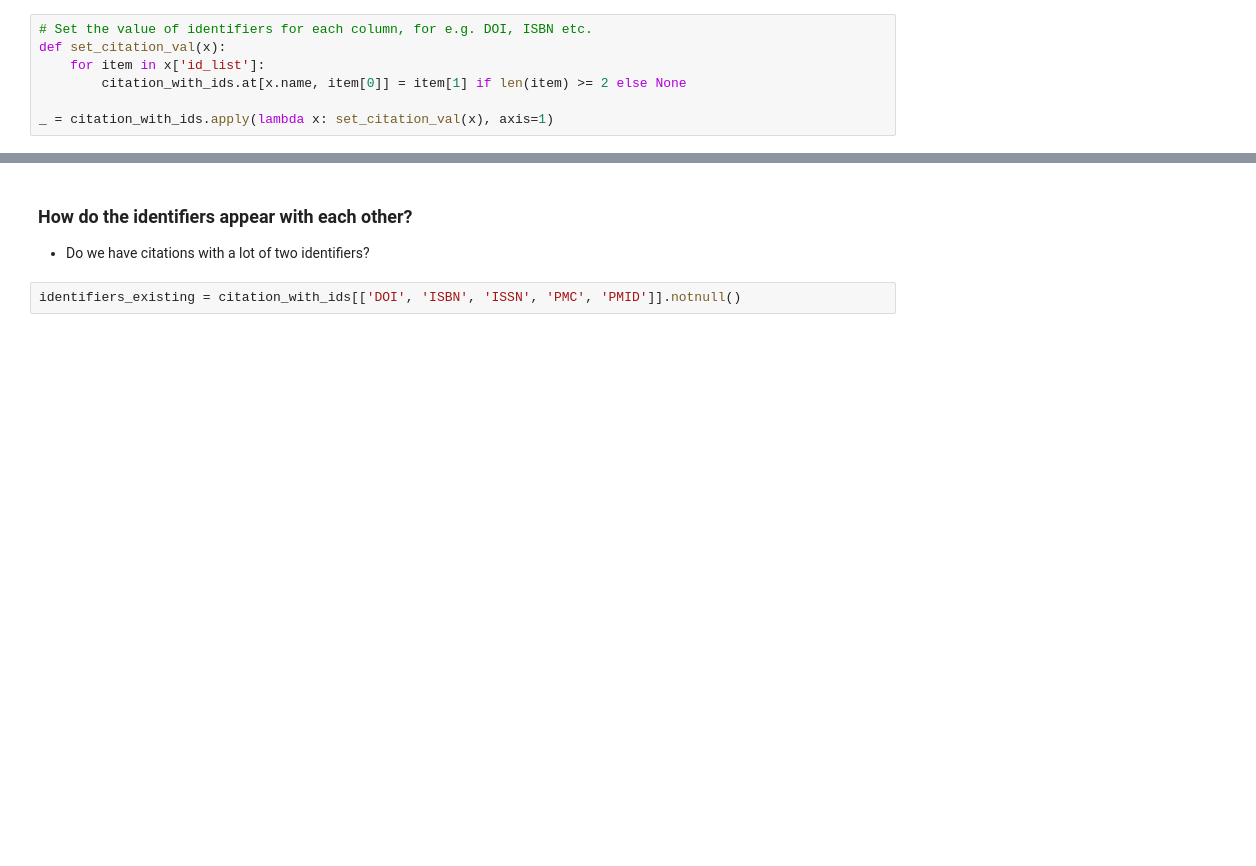
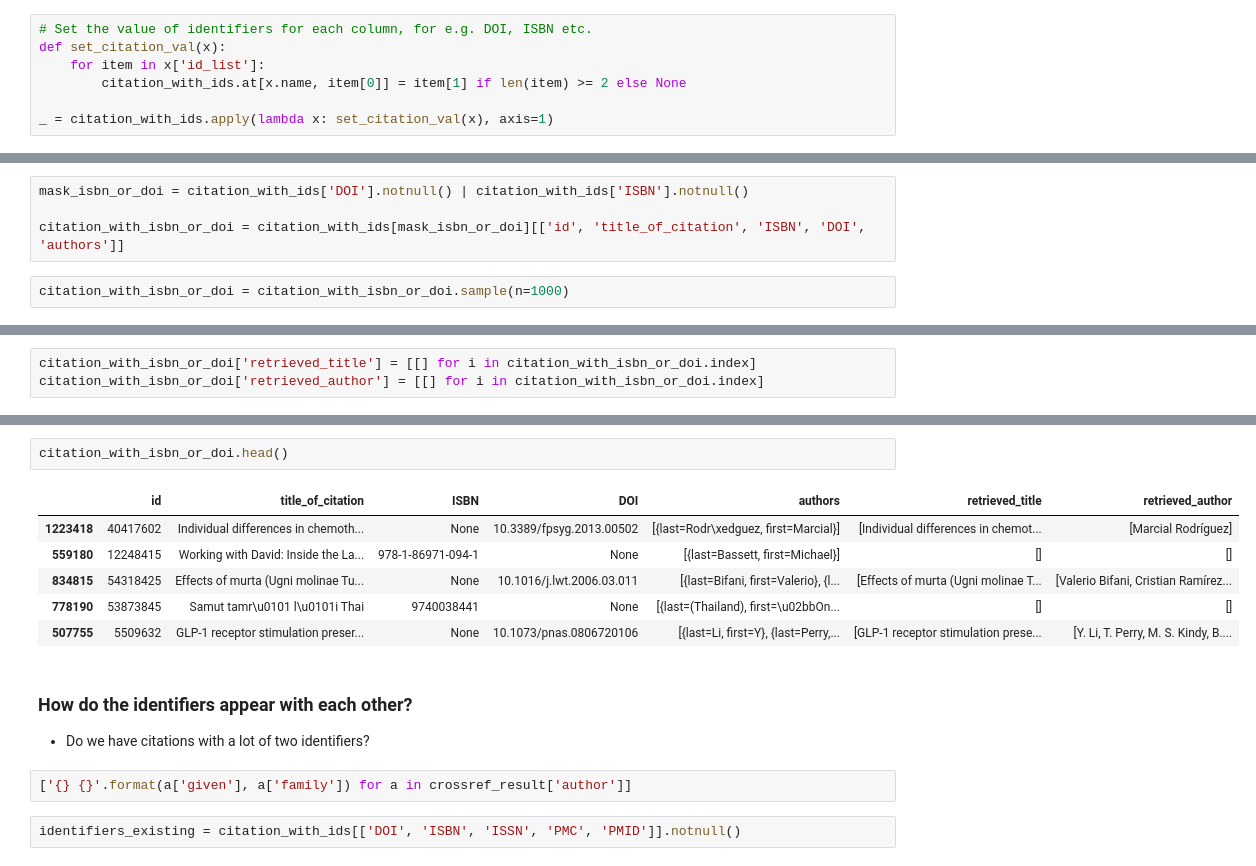
Before and after one commit to Harshdeep1996/cite-classifications-wiki, a Jupyter notebook: Sanity_Check_Citations.ipynb, the cells around one changed output, grey strips where cells are left out. Drawn from its saved outputs; the diff is of its cells as text; blank space fills up the shorter version.

```diff
--- a/Sanity_Check_Citations.ipynb
+++ b/Sanity_Check_Citations.ipynb
@@ -150,0 +182,6 @@ citation_with_ids.head()
+# %%
+mask_isbn_or_doi = citation_with_ids['DOI'].notnull() | citation_with_ids['ISBN'].notnull()
+
+citation_with_isbn_or_doi = citation_with_ids[mask_isbn_or_doi][['id', 'title_of_citation', 'ISBN', 'DOI', 'authors']]
+# %%
+citation_with_isbn_or_doi = citation_with_isbn_or_doi.sample(n=1000)
@@ -150,0 +197,3 @@ citation_with_ids.head()
+# %%
+citation_with_isbn_or_doi['retrieved_title'] = [[] for i in citation_with_isbn_or_doi.index]
+citation_with_isbn_or_doi['retrieved_author'] = [[] for i in citation_with_isbn_or_doi.index]
@@ -151,7 +256,18 @@ citation_with_ids.head()
+# %%
+citation_with_isbn_or_doi.head()
+# %% [output]
+|  | id | title_of_citation | ISBN | DOI | authors | retrieved_title | retrieved_author |
+| 1223418 | 40417602 | Individual differences in chemoth... | None | 10.3389/fpsyg.2013.00502 | [{last=Rodr\xedguez, first=Marcial}] | [Individual differences in chemot... | [Marcial Rodríguez] |
+| 559180 | 12248415 | Working with David: Inside the La... | 978-1-86971-094-1 | None | [{last=Bassett, first=Michael}] | [] | [] |
+| 834815 | 54318425 | Effects of murta (Ugni molinae Tu... | None | 10.1016/j.lwt.2006.03.011 | [{last=Bifani, first=Valerio}, {l... | [Effects of murta (Ugni molinae T... | [Valerio Bifani, Cristian Ramírez... |
+| 778190 | 53873845 | Samut tamr\u0101 l\u0101i Thai | 9740038441 | None | [{last=(Thailand), first=\u02bbOn... | [] | [] |
+| 507755 | 5509632 | GLP-1 receptor stimulation preser... | None | 10.1073/pnas.0806720106 | [{last=Li, first=Y}, {last=Perry,... | [GLP-1 receptor stimulation prese... | [Y. Li, T. Perry, M. S. Kindy, B.... |
 # %% [markdown]
 ### How do the identifiers appear with each other?
 
 * Do we have citations with a lot of two identifiers?
+# %%
+['{} {}'.format(a['given'], a['family']) for a in crossref_result['author']]
 # %%
 identifiers_existing = citation_with_ids[['DOI', 'ISBN', 'ISSN', 'PMC', 'PMID']].notnull()
 # %%
```
Also changed, not shown: parts of 28 cells of this notebook, 1 other file.
